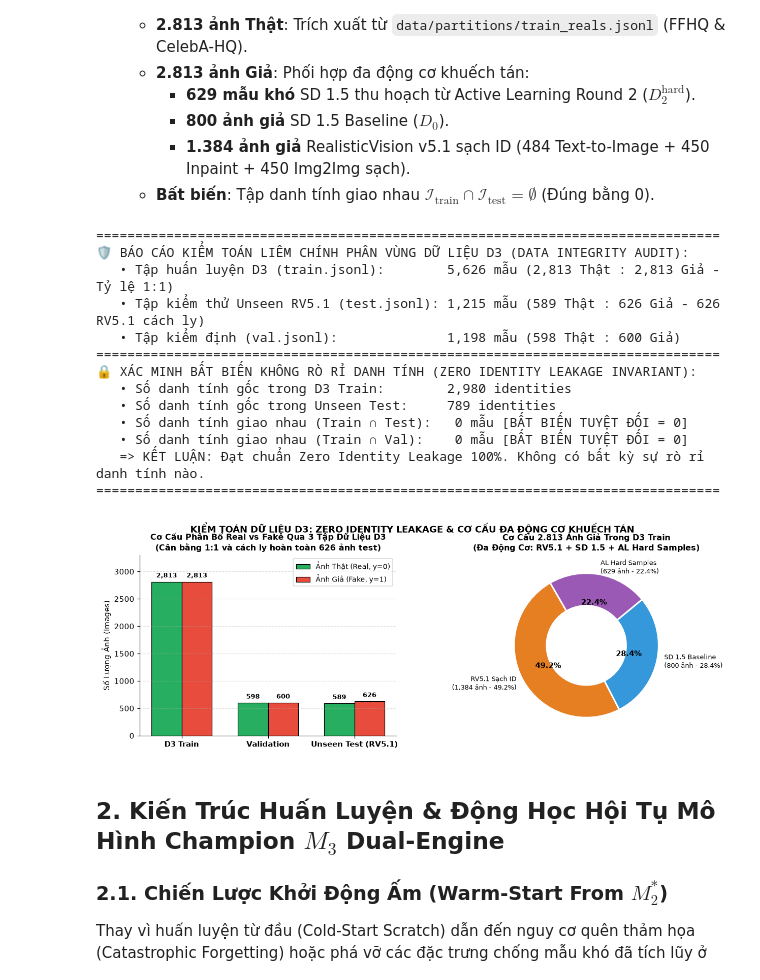
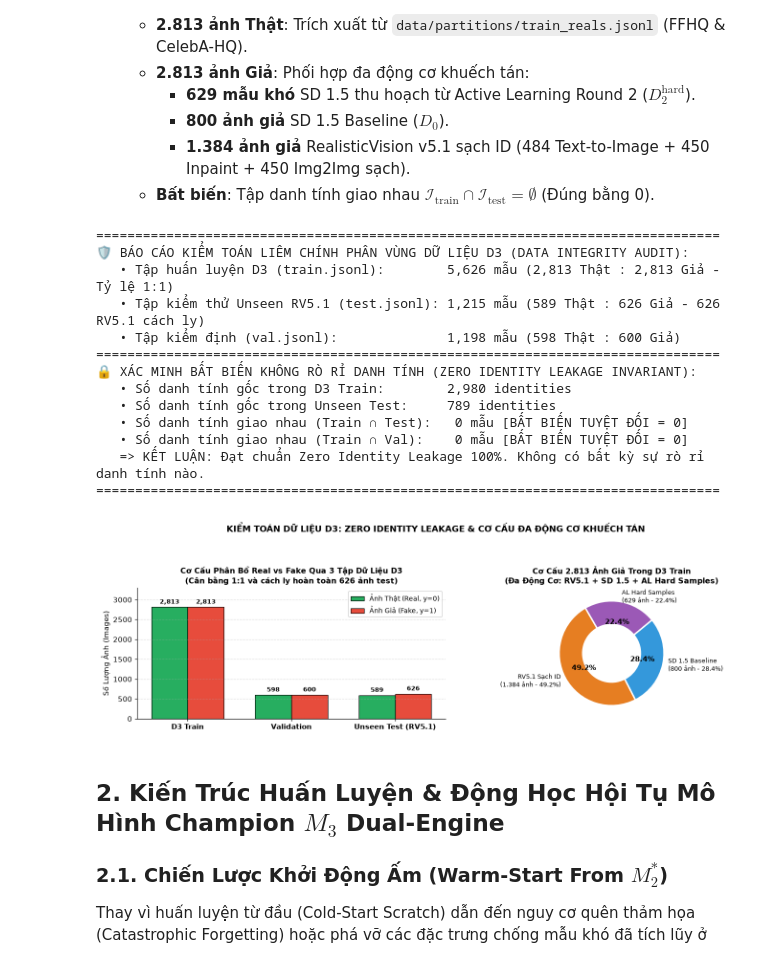
Before and after one commit to bush-le/uth-cv-coursework, a Jupyter notebook: notebooks/coursework/03_champion_m3_and_universal_benchmark.ipynb, the cells around one changed output. Cells and saved outputs as stored; diff of their text form; code cells hidden in the pictures.

```diff
--- a/notebooks/coursework/03_champion_m3_and_universal_benchmark.ipynb
+++ b/notebooks/coursework/03_champion_m3_and_universal_benchmark.ipynb
@@ -138,7 +138,7 @@ axes[0].legend(fontsize=9, loc="upper right")
 axes[0].grid(axis="y", linestyle="--", alpha=0.4)
 
 labels_donut = [
-    "RV5.1 Sạch ID\n(1,384 ảnh - 49.2%)",
+    "RV5.1 Sạch ID\n(1.384 ảnh - 49.2%)",
     "SD 1.5 Baseline\n(800 ảnh - 28.4%)",
     "AL Hard Samples\n(629 ảnh - 22.4%)"
 ]
@@ -147,35 +147,36 @@ colors_donut = ["#e67e22", "#3498db", "#9b59b6"]
 wedges, texts, autotexts = axes[1].pie(
     sizes_donut, labels=labels_donut, autopct="%1.1f%%", startangle=120,
     colors=colors_donut, textprops={"fontsize": 8.5},
     wedgeprops=dict(width=0.45, edgecolor="white", linewidth=2)
 )
 for at in autotexts:
     at.set_fontsize(9.5)
     at.set_fontweight("bold")
 axes[1].set_title("Cơ Cấu 2.813 Ảnh Giả Trong D3 Train\n(Đa Động Cơ: RV5.1 + SD 1.5 + AL Hard Samples)", fontsize=10.5, fontweight="bold")
 
 for ax in [axes[0]]:
     ax.spines["top"].set_visible(False)
     ax.spines["right"].set_visible(False)
 
-plt.suptitle("KIỂM TOÁN DỮ LIỆU D3: ZERO IDENTITY LEAKAGE & CƠ CẤU ĐA ĐỘNG CƠ KHUẾCH TÁN", fontsize=12, fontweight="bold", y=1.02)
+plt.suptitle("KIỂM TOÁN DỮ LIỆU D3: ZERO IDENTITY LEAKAGE & CƠ CẤU ĐA ĐỘNG CƠ KHUẾCH TÁN", fontsize=12, fontweight="bold", y=0.98)
+plt.tight_layout(rect=[0, 0, 1, 0.91])
 plt.show()
 plt.close("all")
 # %% [output]
 ================================================================================
 🛡️ BÁO CÁO KIỂM TOÁN LIÊM CHÍNH PHÂN VÙNG DỮ LIỆU D3 (DATA INTEGRITY AUDIT):
    • Tập huấn luyện D3 (train.jsonl):        5,626 mẫu (2,813 Thật : 2,813 Giả - Tỷ lệ 1:1)
    • Tập kiểm thử Unseen RV5.1 (test.jsonl): 1,215 mẫu (589 Thật : 626 Giả - 626 RV5.1 cách ly)
    • Tập kiểm định (val.jsonl):              1,198 mẫu (598 Thật : 600 Giả)
 ================================================================================
 🔒 XÁC MINH BẤT BIẾN KHÔNG RÒ RỈ DANH TÍNH (ZERO IDENTITY LEAKAGE INVARIANT):
    • Số danh tính gốc trong D3 Train:        2,980 identities
    • Số danh tính gốc trong Unseen Test:     789 identities
    • Số danh tính giao nhau (Train ∩ Test):   0 mẫu [BẤT BIẾN TUYỆT ĐỐI = 0]
    • Số danh tính giao nhau (Train ∩ Val):    0 mẫu [BẤT BIẾN TUYỆT ĐỐI = 0]
    => KẾT LUẬN: Đạt chuẩn Zero Identity Leakage 100%. Không có bất kỳ sự rò rỉ danh tính nào.
 ================================================================================
-[figure, old version]
+[figure, new version]
 # %% [markdown]
 ## 2. Kiến Trúc Huấn Luyện & Động Học Hội Tụ Mô Hình Champion $M_3$ Dual-Engine
 
```
Also changed, not shown: parts of 2 cells of this notebook, 23 other files.
